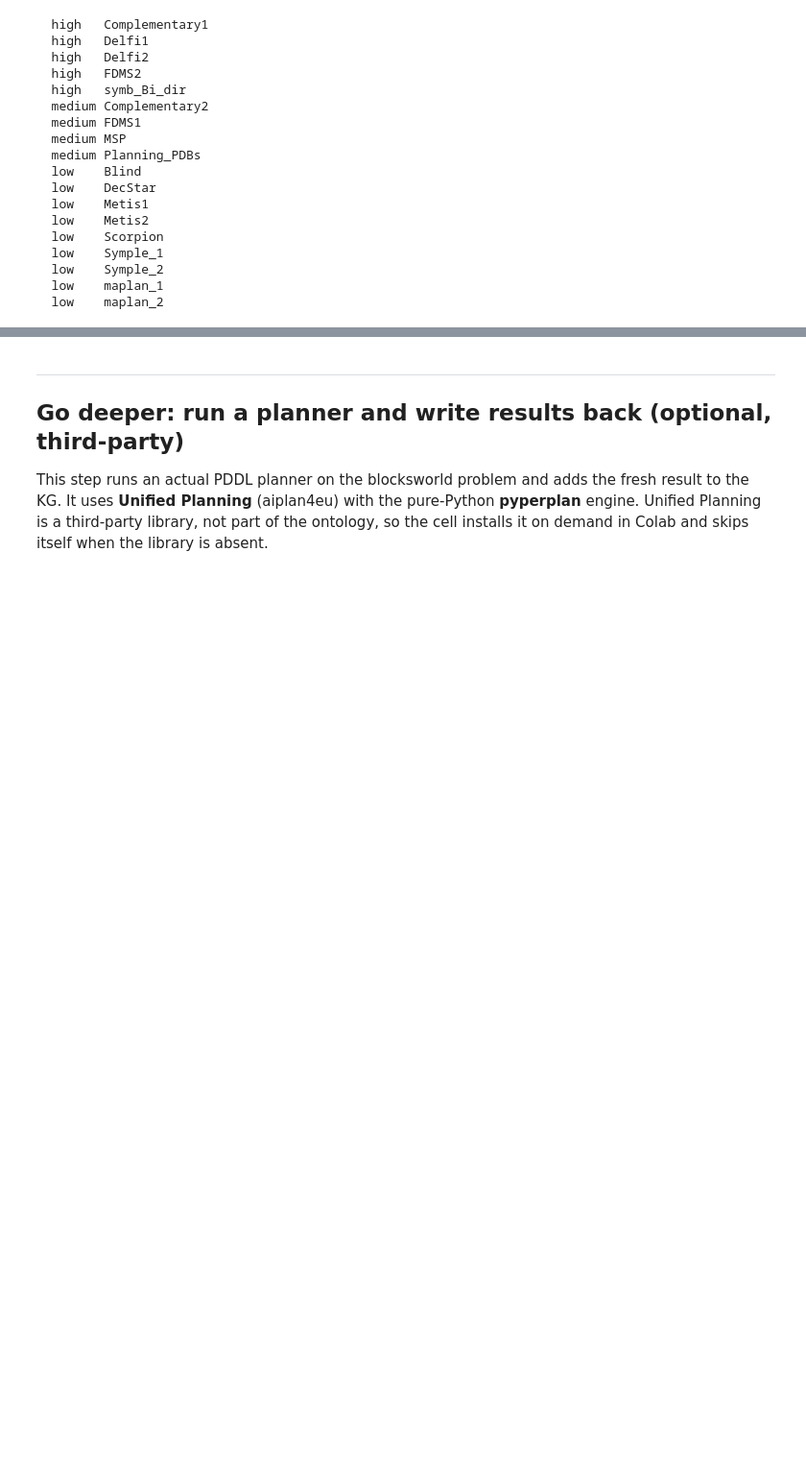
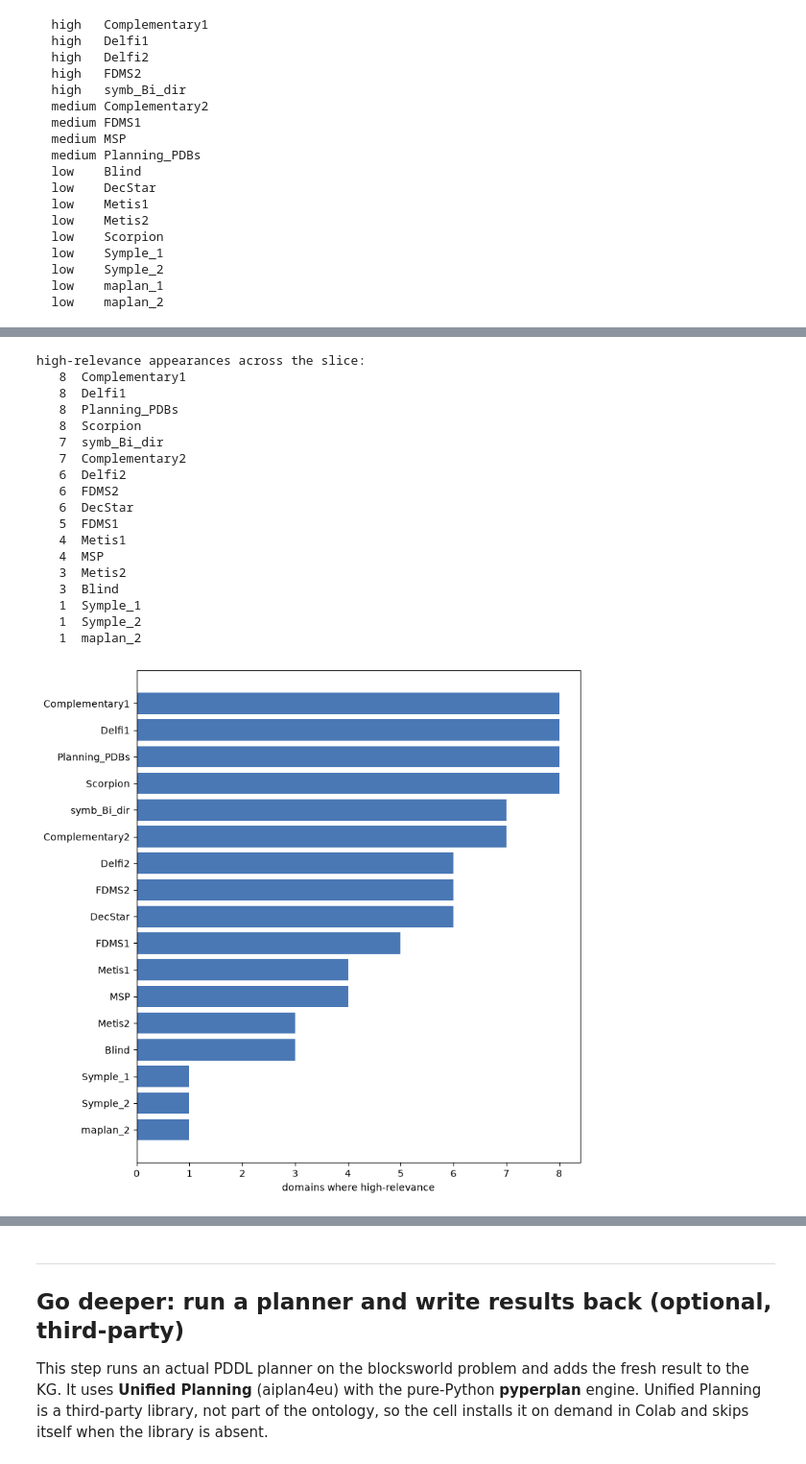
Before and after one commit to ai4society/ICAPS26-planning-ontology-tutorial, a Jupyter notebook: notebooks/02_planner_selection.ipynb, the cells around one changed output, grey strips where cells are left out. Shown at 96% size. Drawn from its saved outputs; the diff is of its cells as text; code cells hidden in the pictures; blank space fills up the shorter version.

```diff
--- a/notebooks/02_planner_selection.ipynb
+++ b/notebooks/02_planner_selection.ipynb
@@ -241,0 +336,47 @@ for relevance, planner in rank_planners(real, "agricola", PREFIX_OLD):
+# %%
+portfolio_query = (
+    PREFIX_OLD
+    + """
+SELECT ?planner (COUNT(?d) AS ?wins) WHERE {
+  ?d po:hasHighRelevancePlanner ?p .
+  ?p rdfs:label ?planner .
+} GROUP BY ?planner ORDER BY DESC(?wins)
+"""
+)
+portfolio = [(str(r.planner), int(r.wins)) for r in slice_kg.query(portfolio_query)]
+print("high-relevance appearances across the slice:")
+for planner, wins in portfolio:
+    print(f"  {wins:>2}  {planner}")
+
+try:
+    import matplotlib.pyplot as plt
+
+    names = [p for p, _ in portfolio]
+    wins = [w for _, w in portfolio]
+    fig, ax = plt.subplots(figsize=(8, 0.4 * len(names) + 1))
+    ax.barh(names[::-1], wins[::-1], color="#4a78b5")
+    ax.set_xlabel("domains where high-relevance")
+    fig.tight_layout()
+    fig
+except ImportError:
+    print("Install the viz extra to draw the chart: pip install matplotlib")
+# %% [output]
+high-relevance appearances across the slice:
+   8  Complementary1
+   8  Delfi1
+   8  Planning_PDBs
+   8  Scorpion
+   7  symb_Bi_dir
+   7  Complementary2
+   6  Delfi2
+   6  FDMS2
+   6  DecStar
+   5  FDMS1
+   4  Metis1
+   4  MSP
+   3  Metis2
+   3  Blind
+   1  Symple_1
+   1  Symple_2
+   1  maplan_2
+[figure, added]
```
Also changed, not shown: parts of 14 cells of this notebook, 1 other file.
